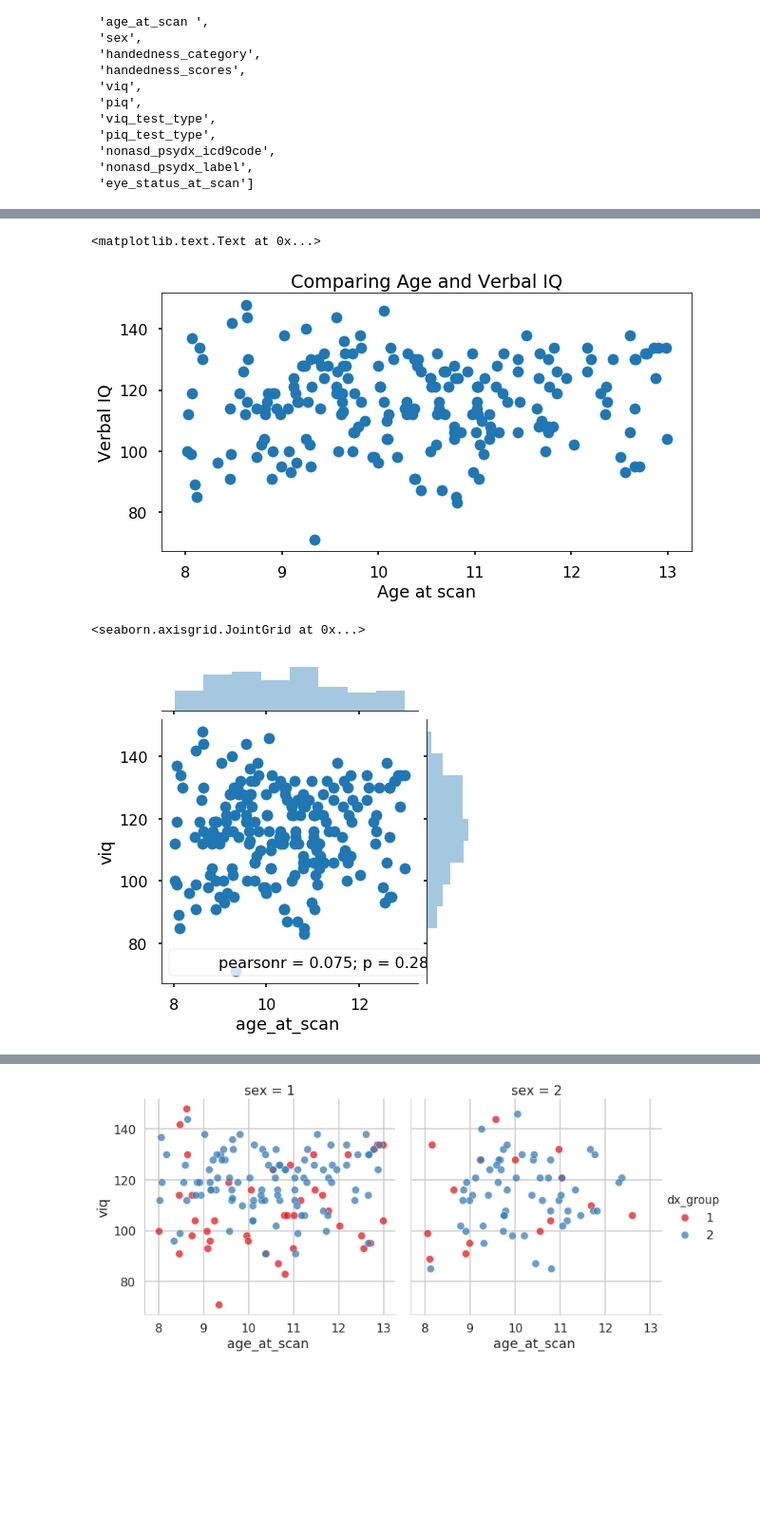
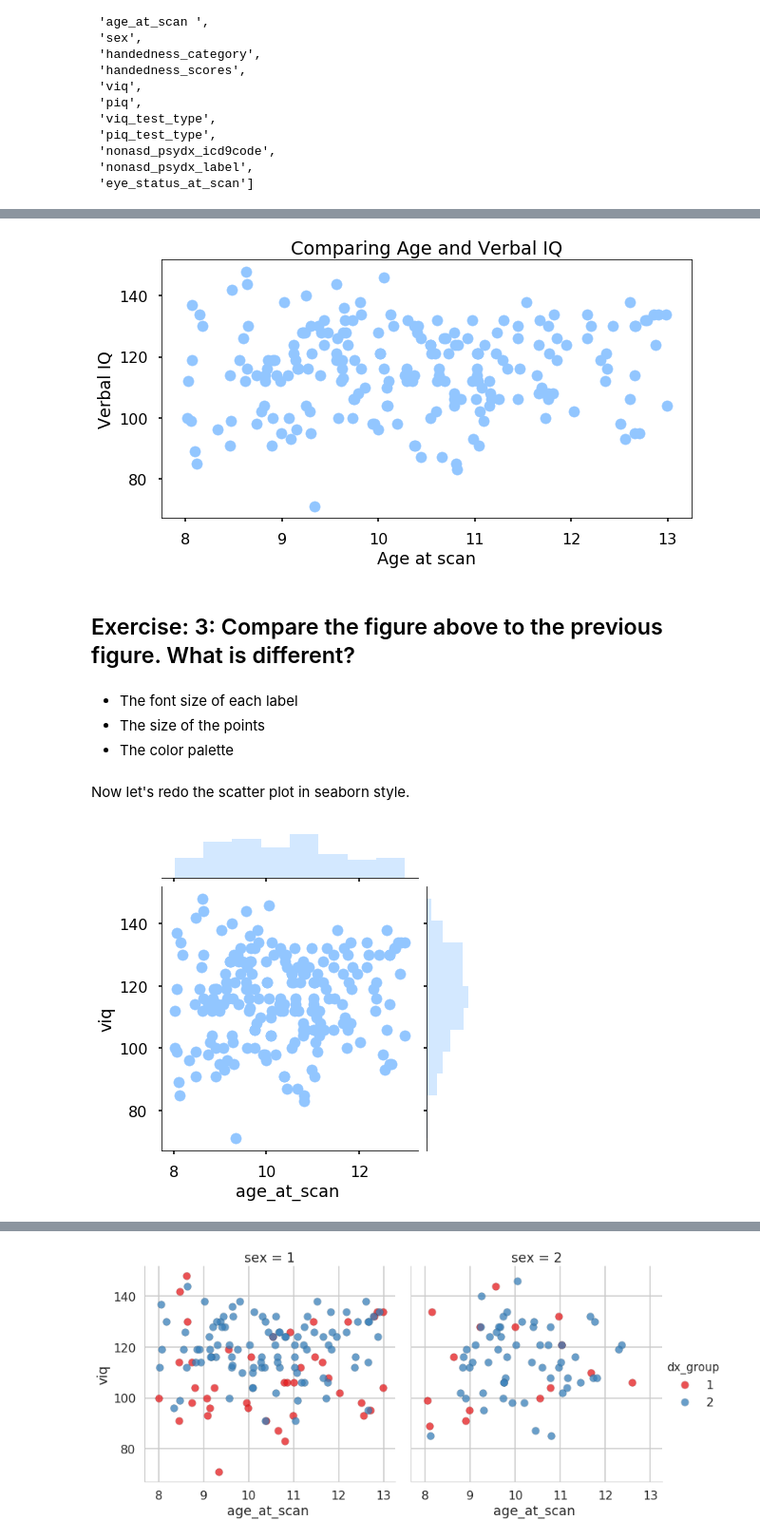
Before and after one commit to neuro-data-science/neuroviz, a Jupyter notebook: notebooks/introductory_2d.ipynb, the cells around one changed output, grey strips where cells are left out. Shown at 95% size. Saved outputs shown, nothing was run; the diff lists cells and outputs as text; code cells hidden in the pictures; blank space fills up the shorter version.

```diff
--- a/notebooks/introductory_2d.ipynb
+++ b/notebooks/introductory_2d.ipynb
@@ -47,14 +256,26 @@ sns.set_context('poster')
+# %%
+# Adjust the context of the plot
+sns.set_context('poster') # http://seaborn.pydata.org/tutorial/aesthetics.html#scaling-plot-elements
+sns.set_palette('pastel') # http://seaborn.pydata.org/tutorial/color_palettes.html
 # %%
+# But still use matplotlib to do the plotting
+
 plt.figure(figsize=(10, 5))
 plt.scatter(sub_df['age_at_scan '], sub_df.viq)
 plt.xlabel('Age at scan')
 plt.ylabel('Verbal IQ')
-plt.title('Comparing Age and Verbal IQ')
+plt.title('Comparing Age and Verbal IQ');
 # %% [output]
-<matplotlib.text.Text at 0x...>
-[figure, old version]
+[figure, new version]
+# %% [markdown]
+## Exercise: 3: Compare the figure above to the previous figure. What is different?
+# %% [markdown]
+- The font size of each label
+- The size of the points
+- The color palette
+# %% [markdown]
+Now let's redo the scatter plot in seaborn style.
 # %%
-sns.jointplot(x='age_at_scan ', y='viq', data=sub_df)
+sns.jointplot(x='age_at_scan ', y='viq', data=sub_df, stat_func=None);
 # %% [output]
-<seaborn.axisgrid.JointGrid at 0x...>
-[figure, old version]
+[figure, new version]
```
Also changed, not shown: parts of 43 cells of this notebook, 6 other files.
